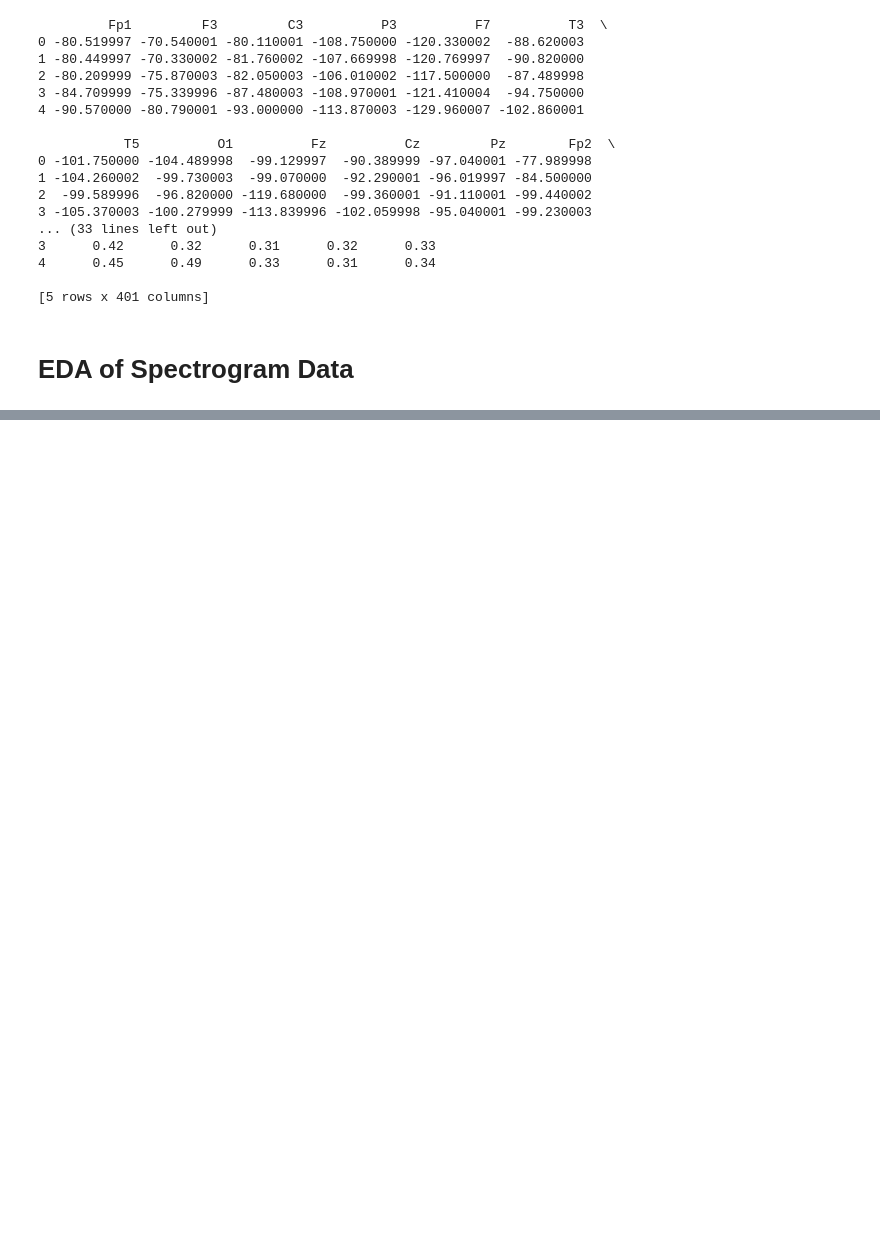
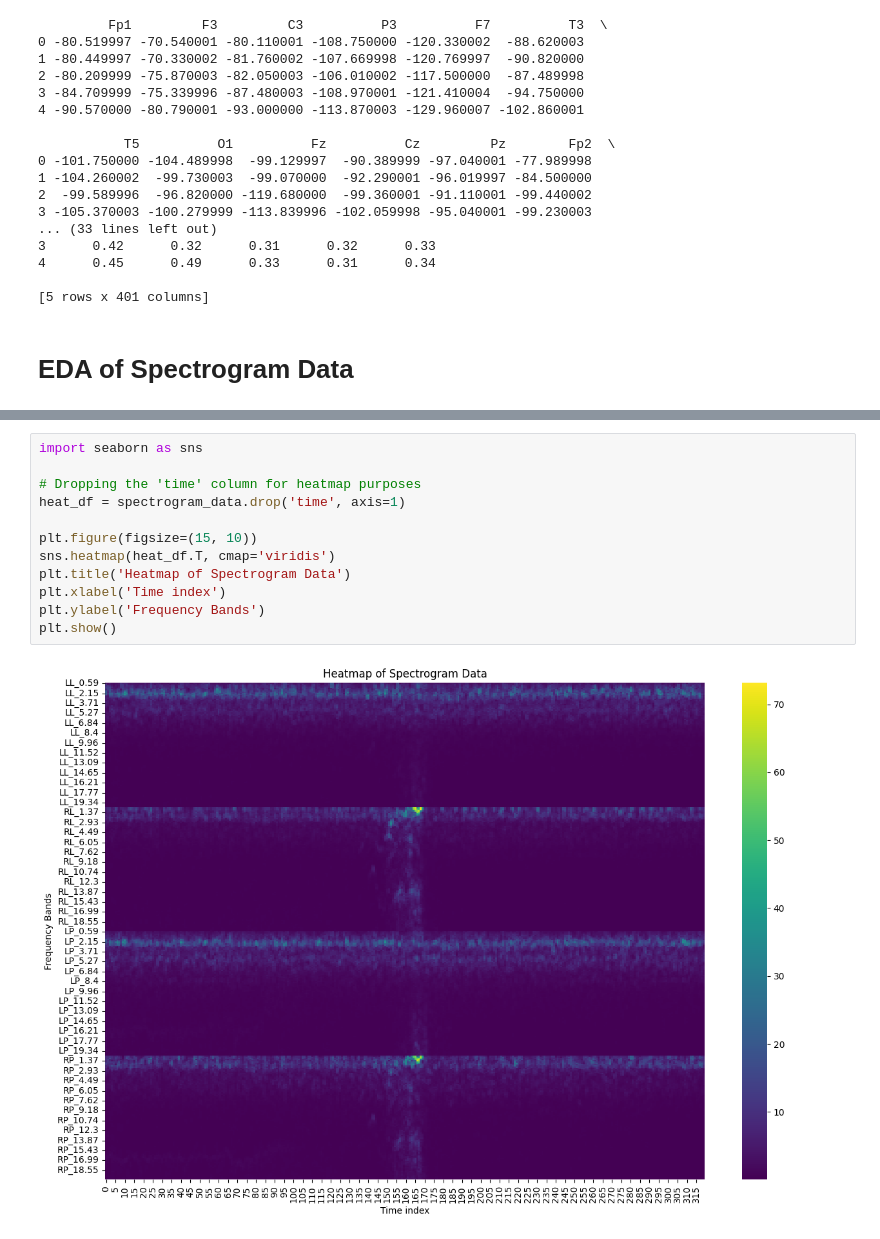
Before and after one commit to jaceroldan/eeg-harmful-analysis, a Jupyter notebook: eda.ipynb, the cells around one changed output, grey strips where cells are left out. Cells and saved outputs as stored; diff of their text form; blank space fills up the shorter version.

```diff
--- a/eda.ipynb
+++ b/eda.ipynb
@@ -76,0 +111,14 @@ if 'spectrogram' in spectrogram_data.columns:
+# %%
+import seaborn as sns
+
+# Dropping the 'time' column for heatmap purposes
+heat_df = spectrogram_data.drop('time', axis=1)
+
+plt.figure(figsize=(15, 10))
+sns.heatmap(heat_df.T, cmap='viridis')
+plt.title('Heatmap of Spectrogram Data')
+plt.xlabel('Time index')
+plt.ylabel('Frequency Bands')
+plt.show()
+# %% [output]
+[figure, added]
```
Also changed, not shown: parts of 3 cells of this notebook.
